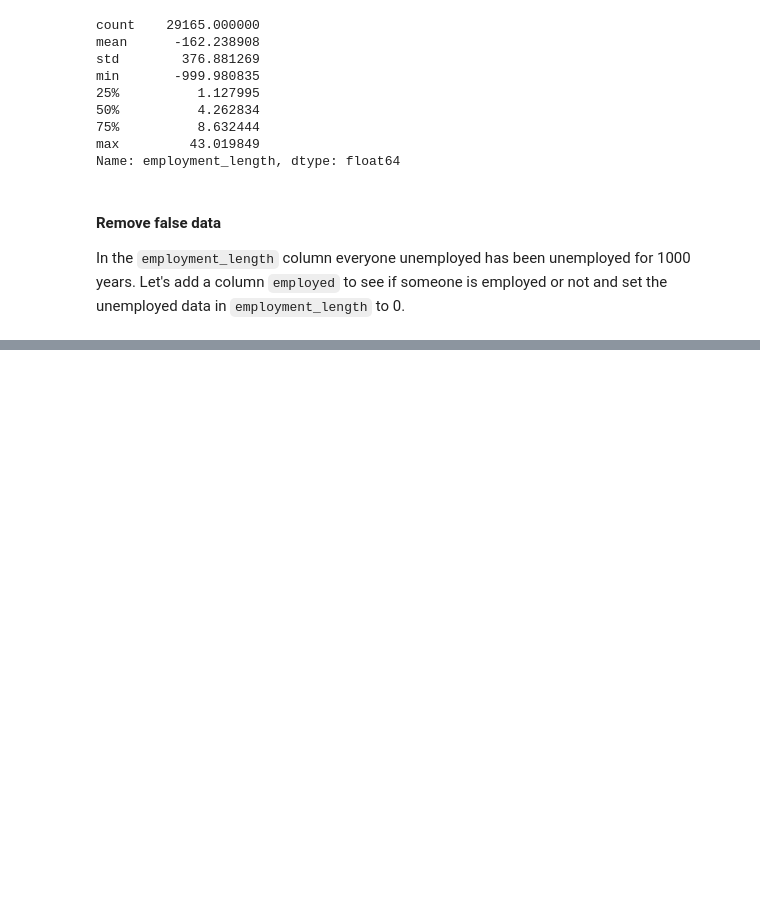
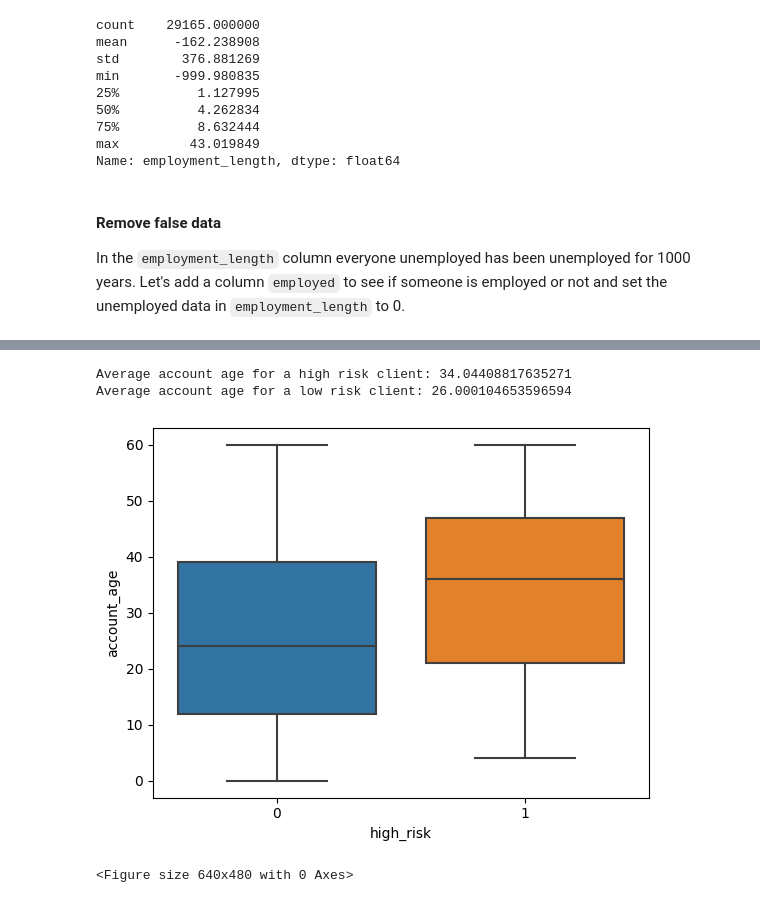
Before and after one commit to Maxrio9/Credit_Card_Risk_Portfolio_Project, a Jupyter notebook: credit_card_analysis.ipynb, the cells around one changed output, grey strips where cells are left out. Drawn from its saved outputs; the diff is of its cells as text; code cells hidden in the pictures; blank space fills up the shorter version.

```diff
--- a/credit_card_analysis.ipynb
+++ b/credit_card_analysis.ipynb
@@ -188,0 +265,11 @@ Name: employed, dtype: object
+# %%
+high_risk_mean = credit_card_df[credit_card_df.high_risk == 1].account_age.mean()
+low_risk_mean = credit_card_df[credit_card_df.high_risk == 0].account_age.mean()
+
+print("Average account age for a high risk client:", high_risk_mean)
+print("Average account age for a low risk client:", low_risk_mean)
+# %% [output]
+Average account age for a high risk client: 34.04408817635271
+Average account age for a low risk client: 26.000104653596594
+[figure, added]
+<Figure size 640x480 with 0 Axes>
```
Also changed, not shown: parts of 12 cells of this notebook.
